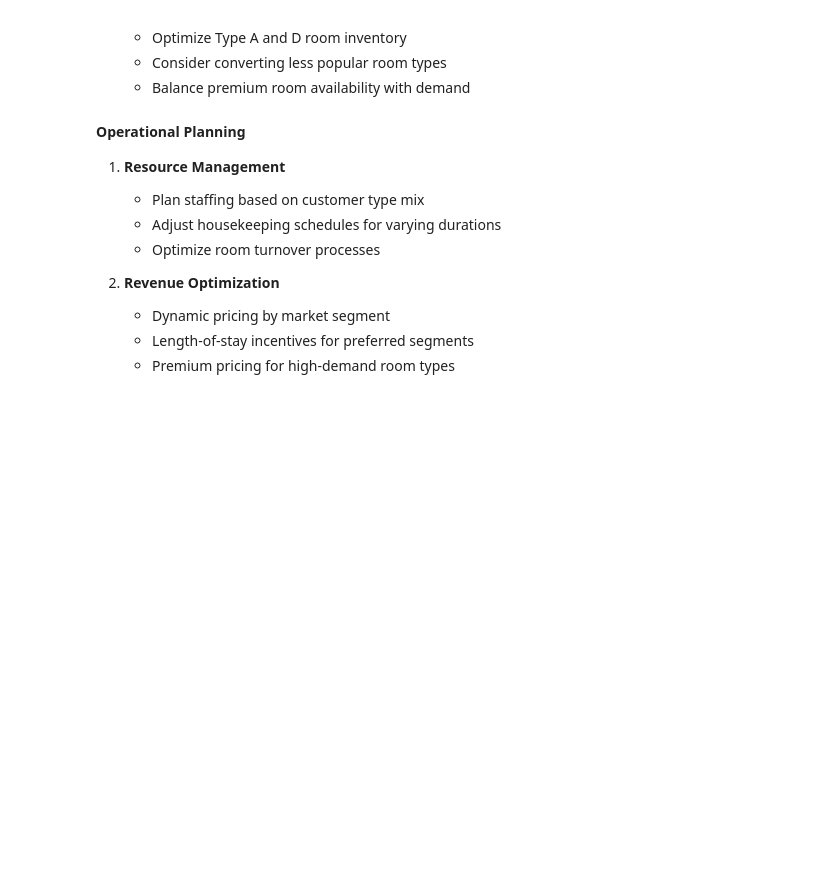
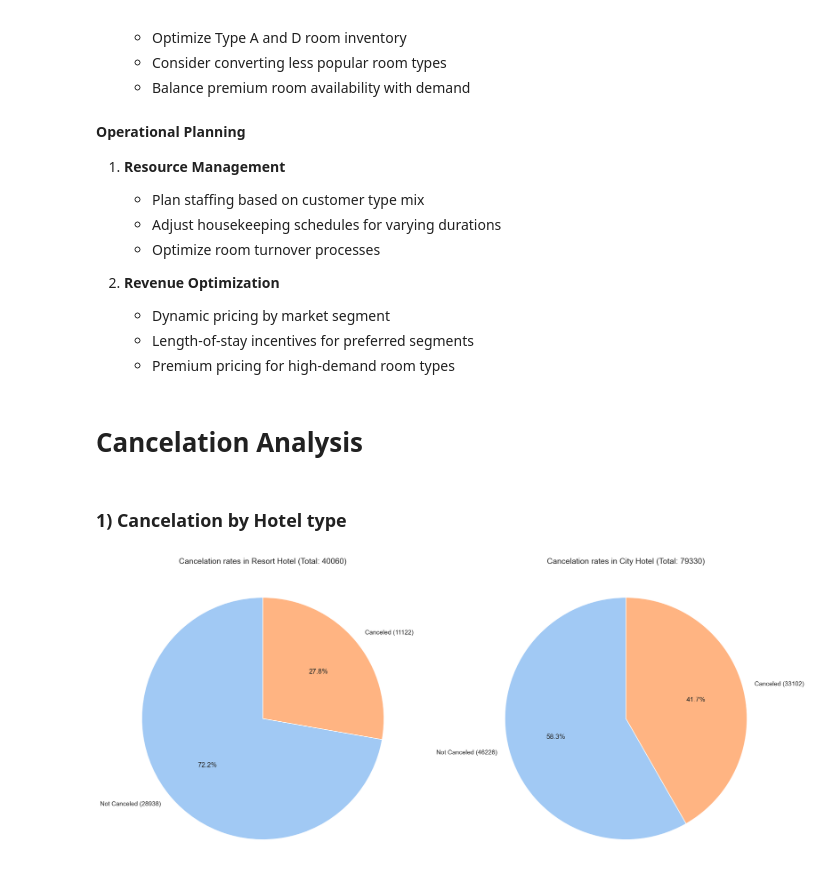
Before and after one commit to asif-mursalin/Data-mining-project, a Jupyter notebook: Project_Asif.ipynb, the cells around one changed output. Drawn from its saved outputs; the diff is of its cells as text; code cells hidden in the pictures; blank space fills up the shorter version.

```diff
--- a/Project_Asif.ipynb
+++ b/Project_Asif.ipynb
@@ -1579,3 +1579,39 @@ plot_stay_duration_by_room_type(df_copy)
    * Dynamic pricing by market segment
    * Length-of-stay incentives for preferred segments
    * Premium pricing for high-demand room types
+# %% [markdown]
+# Cancelation Analysis
+# %% [markdown]
+### 1) Cancelation by Hotel type
+# %%
+# Calculate the total counts for each hotel type
+hotel_counts = df.groupby(['hotel', 'is_canceled']).size().unstack(fill_value=0)
+hotel_totals = hotel_counts.sum(axis=1)
+
+# Create two pie charts for Resort Hotel and City Hotel
+fig, axes = plt.subplots(1, 2, figsize=(18, 8))
+
+# Pie chart for Resort Hotel
+resort_data = hotel_counts.loc['Resort Hotel']
+axes[0].pie(
+    resort_data,
+    labels=[f"Not Canceled ({resort_data[0]})", f"Canceled ({resort_data[1]})"],
+    autopct=lambda p: f"{p:.1f}%",
+    startangle=90,
+    colors=sns.color_palette("pastel"))
+axes[0].set_title(f"Cancelation rates in Resort Hotel (Total: {hotel_totals['Resort Hotel']})", fontsize=14)
+
+# Pie chart for City Hotel
+city_data = hotel_counts.loc['City Hotel']
+axes[1].pie(
+    city_data,
+    labels=[f"Not Canceled ({city_data[0]})", f"Canceled ({city_data[1]})"],
+    autopct=lambda p: f"{p:.1f}%",
+    startangle=90,
+    colors=sns.color_palette("pastel"))
+axes[1].set_title(f"Cancelation rates in City Hotel (Total: {hotel_totals['City Hotel']})", fontsize=14)
+
+plt.tight_layout()
+plt.show()
+# %% [output]
+[figure, added]
```
Also changed, not shown: parts of 17 cells of this notebook.
